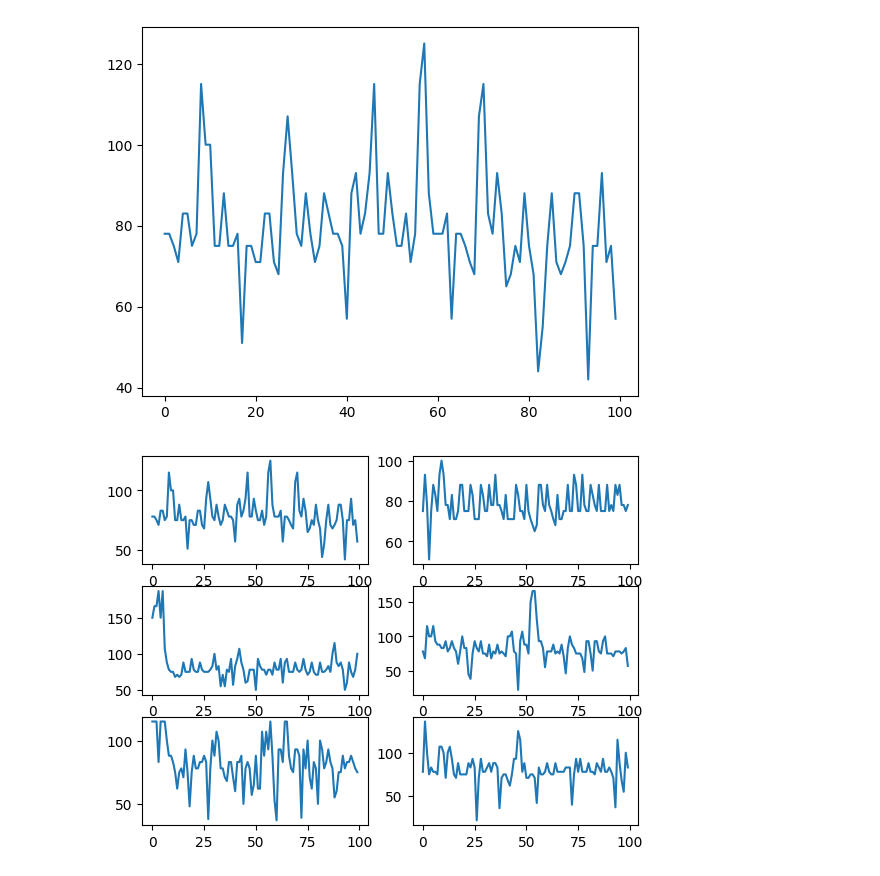
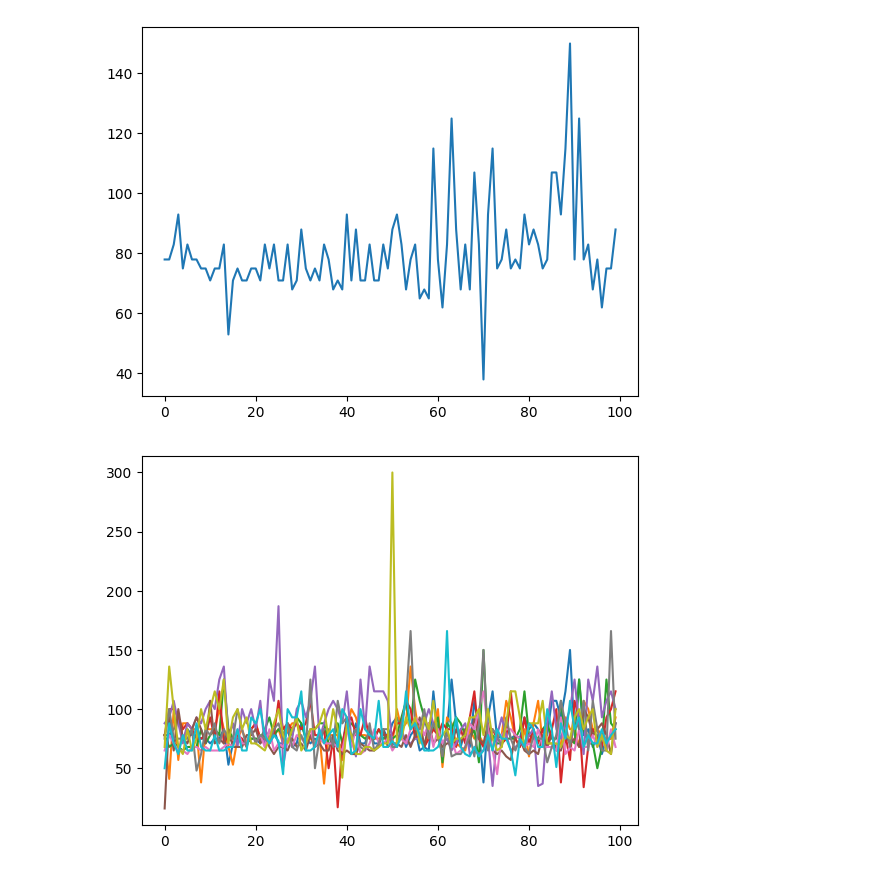
Before and after one commit to Losten98/AI-Capstone, a Jupyter notebook: juhyeong/data_check.ipynb, the cells around one changed output. Saved outputs shown, nothing was run; the diff lists cells and outputs as text; code cells hidden in the pictures.

```diff
--- a/juhyeong/data_check.ipynb
+++ b/juhyeong/data_check.ipynb
@@ -4,10 +4,10 @@ import numpy as np
 import math
 import matplotlib.pyplot as plt
 # %%
-hr1='data/wonHR1.csv'
-hr2='data/wonHR2.csv'
-spo21='data/wonSpO21.csv'
-spo22='data/wonSpO22.csv'
+hr1='data/HR1.csv'
+hr2='data/HR2.csv'
+spo21='data/SpO21.csv'
+spo22='data/SpO22.csv'
 # %%
 data_hr1 = pd.read_csv(hr1,header=None)
 data_hr2 = pd.read_csv(hr2,header=None)
@@ -25,28 +25,27 @@ plt.show()
 # %%
-for i in range(0,6):
+for i in range(0,len(data_hr1.columns)):
     data_hr1.loc[data_hr1[i]==-999,i] = data_hr1[i].median()
 
-for i in range(0,6):
+for i in range(0,len(data_hr1.columns)):
     data_hr2.loc[data_hr2[i]==-999,i] = data_hr2[i].median()
 
-for i in range(0,6):
+for i in range(0,len(data_spo21.columns)):
     data_spo21.loc[data_spo21[i]==-999,i] = data_spo21[i].median()
 
-for i in range(0,6):
+for i in range(0,len(data_spo22.columns)):
     data_spo22.loc[data_spo22[i]==-999,i] = data_spo22[i].median()
 # %%
 plt.plot(data_hr1[0])
 plt.show()
 # %% [output]
-[figure, old version]
+[figure, new version]
 # %%
-for i in range(0,6):
-    plt.subplot(321+i)
+for i in range(0,len(data_hr1.columns)):
     plt.plot(data_hr1[i])
 
 plt.show()
 # %% [output]
-[figure, old version]
+[figure, new version]
 # %%
 for i in range(0,6):
     plt.subplot(321+i)
```
Also changed, not shown: parts of 21 cells of this notebook, 2 other files.
